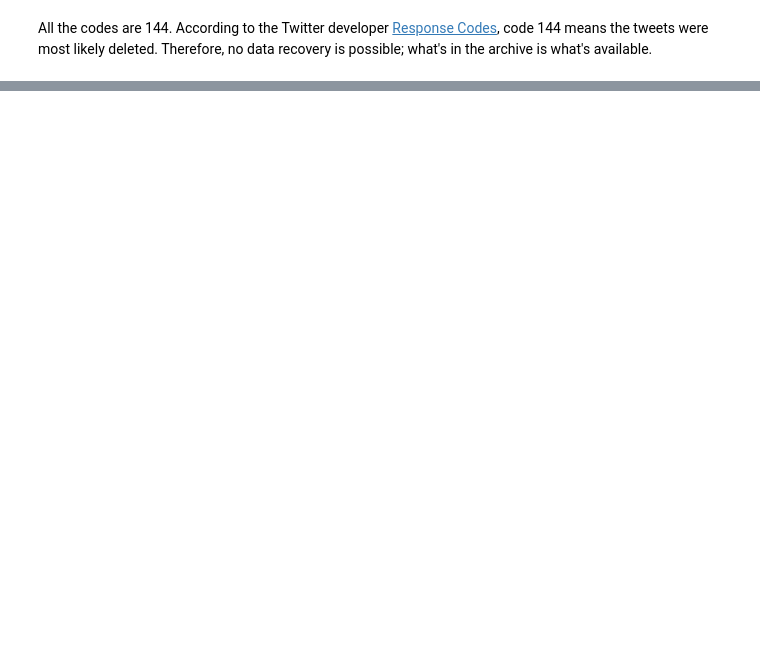
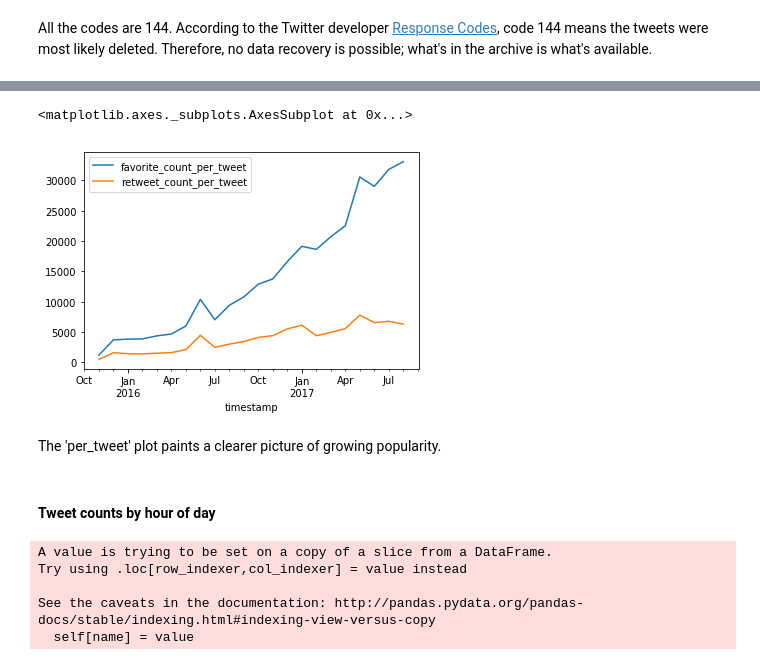
Before and after one commit to cmdellinger/Udacity, a Jupyter notebook: Data-Analysis-Nanodegree/Term 2/P2/wrangle_act.ipynb, the cells around one changed output, grey strips where cells are left out. Cells and saved outputs as stored; diff of their text form; code cells hidden in the pictures; blank space fills up the shorter version.

```diff
--- a/Data-Analysis-Nanodegree/Term 2/P2/wrangle_act.ipynb
+++ b/Data-Analysis-Nanodegree/Term 2/P2/wrangle_act.ipynb
@@ -802,0 +1248,25 @@ All the codes are 144. According to the Twitter developer [Response Codes](https
+# %%
+per_tweet_archive_by_month = tweet_counts_by_month.copy()
+per_tweet_archive_by_month['favorite_count'] /= per_tweet_archive_by_month['tweet_count']
+per_tweet_archive_by_month['retweet_count'] /= per_tweet_archive_by_month['tweet_count']
+per_tweet_archive_by_month.drop('tweet_count', axis=1, inplace=True)
+per_tweet_archive_by_month.columns = ['favorite_count_per_tweet', 'retweet_count_per_tweet']
+# %%
+per_tweet_archive_by_month.plot()
+# %% [output]
+<matplotlib.axes._subplots.AxesSubplot at 0x...>
+[figure, added]
+# %% [markdown]
+The 'per_tweet' plot paints a clearer picture of growing popularity.
+# %% [markdown]
+<a id='tweet_counts_by_hour'></a>
+#### Tweet counts by hour of day
+# %%
+tweet_counts_by_hour = tweet_archive_master[['timestamp', 'favorite_count', 'retweet_count']]
+tweet_counts_by_hour.timestamp = tweet_counts_by_hour.timestamp.map(lambda x: x.hour)
+# %% [output]
+A value is trying to be set on a copy of a slice from a DataFrame.
+Try using .loc[row_indexer,col_indexer] = value instead
+
+See the caveats in the documentation: http://pandas.pydata.org/pandas-docs/stable/indexing.html#indexing-view-versus-copy
+  self[name] = value
```
Also changed, not shown: parts of 158 cells of this notebook, 8 other files.
